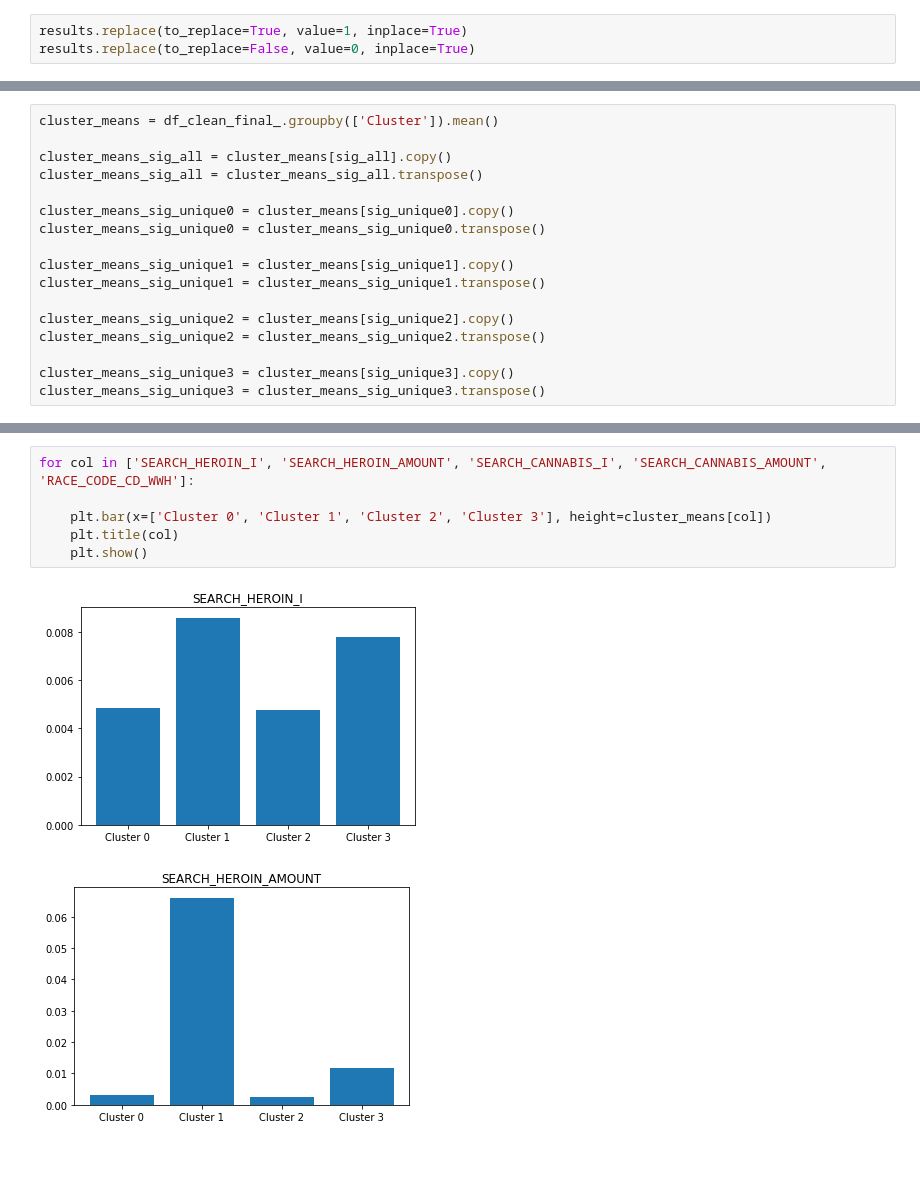
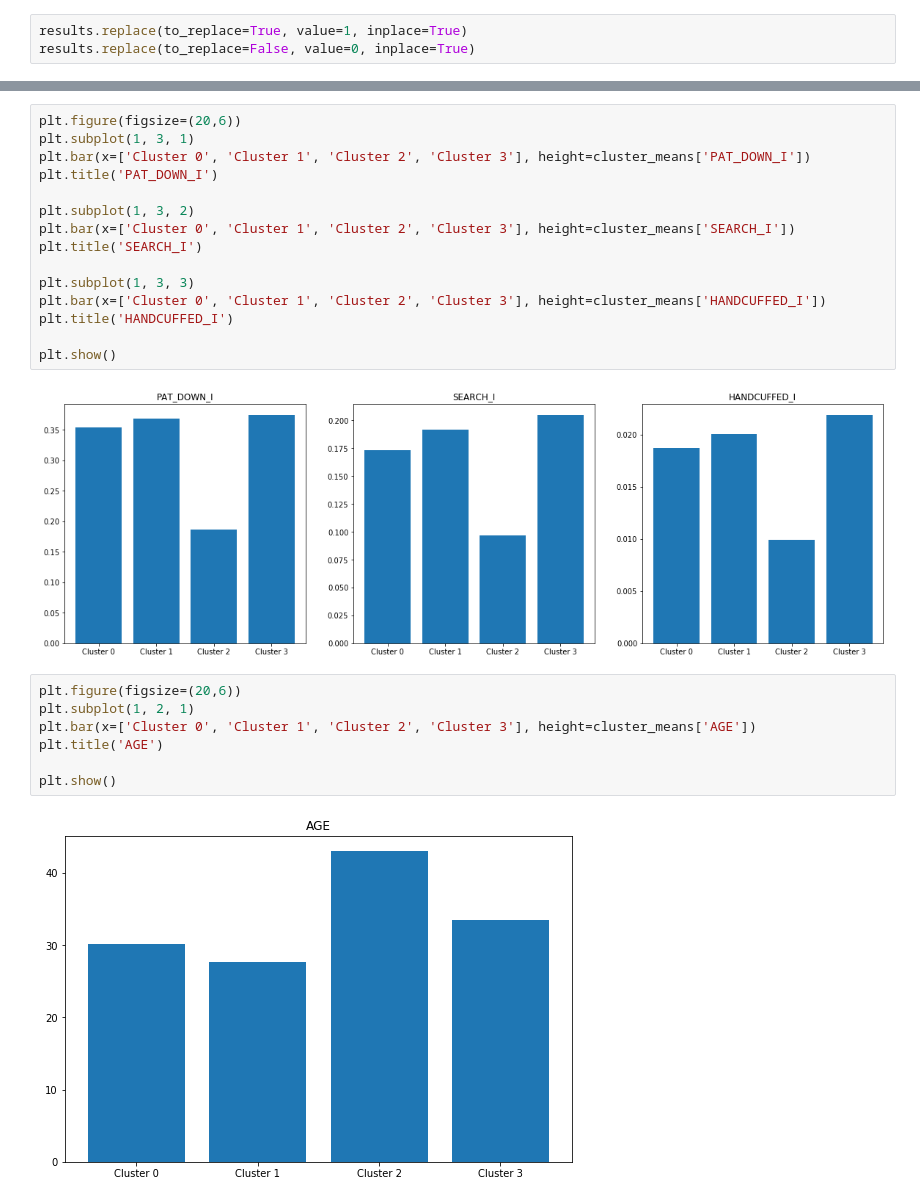
Before and after one commit to nteuthorn/Thinkful-Capstone-3, a Jupyter notebook: Capstone_3.ipynb, the cells around one changed output, grey strips where cells are left out. Cells and saved outputs as stored; diff of their text form; blank space fills up the shorter version.

```diff
--- a/Capstone_3.ipynb
+++ b/Capstone_3.ipynb
@@ -970,17 +960,0 @@ for col in sig_unique:
-# %%
-cluster_means = df_clean_final_.groupby(['Cluster']).mean()
-
-cluster_means_sig_all = cluster_means[sig_all].copy()
-cluster_means_sig_all = cluster_means_sig_all.transpose()
-
-cluster_means_sig_unique0 = cluster_means[sig_unique0].copy()
-cluster_means_sig_unique0 = cluster_means_sig_unique0.transpose()
-
-cluster_means_sig_unique1 = cluster_means[sig_unique1].copy()
-cluster_means_sig_unique1 = cluster_means_sig_unique1.transpose()
-
-cluster_means_sig_unique2 = cluster_means[sig_unique2].copy()
-cluster_means_sig_unique2 = cluster_means_sig_unique2.transpose()
-
-cluster_means_sig_unique3 = cluster_means[sig_unique3].copy()
-cluster_means_sig_unique3 = cluster_means_sig_unique3.transpose()
@@ -1067,9 +1077,26 @@ for col in ['INDICATIVE_CASING_I', 'CONTACT_HOUR']:
+# %%
+plt.figure(figsize=(20,6))
+plt.subplot(1, 3, 1)
+plt.bar(x=['Cluster 0', 'Cluster 1', 'Cluster 2', 'Cluster 3'], height=cluster_means['PAT_DOWN_I'])
+plt.title('PAT_DOWN_I')
+
+plt.subplot(1, 3, 2)
+plt.bar(x=['Cluster 0', 'Cluster 1', 'Cluster 2', 'Cluster 3'], height=cluster_means['SEARCH_I'])
+plt.title('SEARCH_I')
+
+plt.subplot(1, 3, 3)
+plt.bar(x=['Cluster 0', 'Cluster 1', 'Cluster 2', 'Cluster 3'], height=cluster_means['HANDCUFFED_I'])
+plt.title('HANDCUFFED_I')
+
+plt.show()
+# %% [output]
+[figure, added]
 # %%
-for col in ['SEARCH_HEROIN_I', 'SEARCH_HEROIN_AMOUNT', 'SEARCH_CANNABIS_I', 'SEARCH_CANNABIS_AMOUNT', 'RACE_CODE_CD_WWH']:
+plt.figure(figsize=(20,6))
+plt.subplot(1, 2, 1)
+plt.bar(x=['Cluster 0', 'Cluster 1', 'Cluster 2', 'Cluster 3'], height=cluster_means['AGE'])
+plt.title('AGE')
 
-    plt.bar(x=['Cluster 0', 'Cluster 1', 'Cluster 2', 'Cluster 3'], height=cluster_means[col])
-    plt.title(col)
-    plt.show()
+plt.show()
 # %% [output]
-[figure, old version]
+[figure, new version]
-[figure, removed]
```
Also changed, not shown: parts of 61 cells of this notebook.
